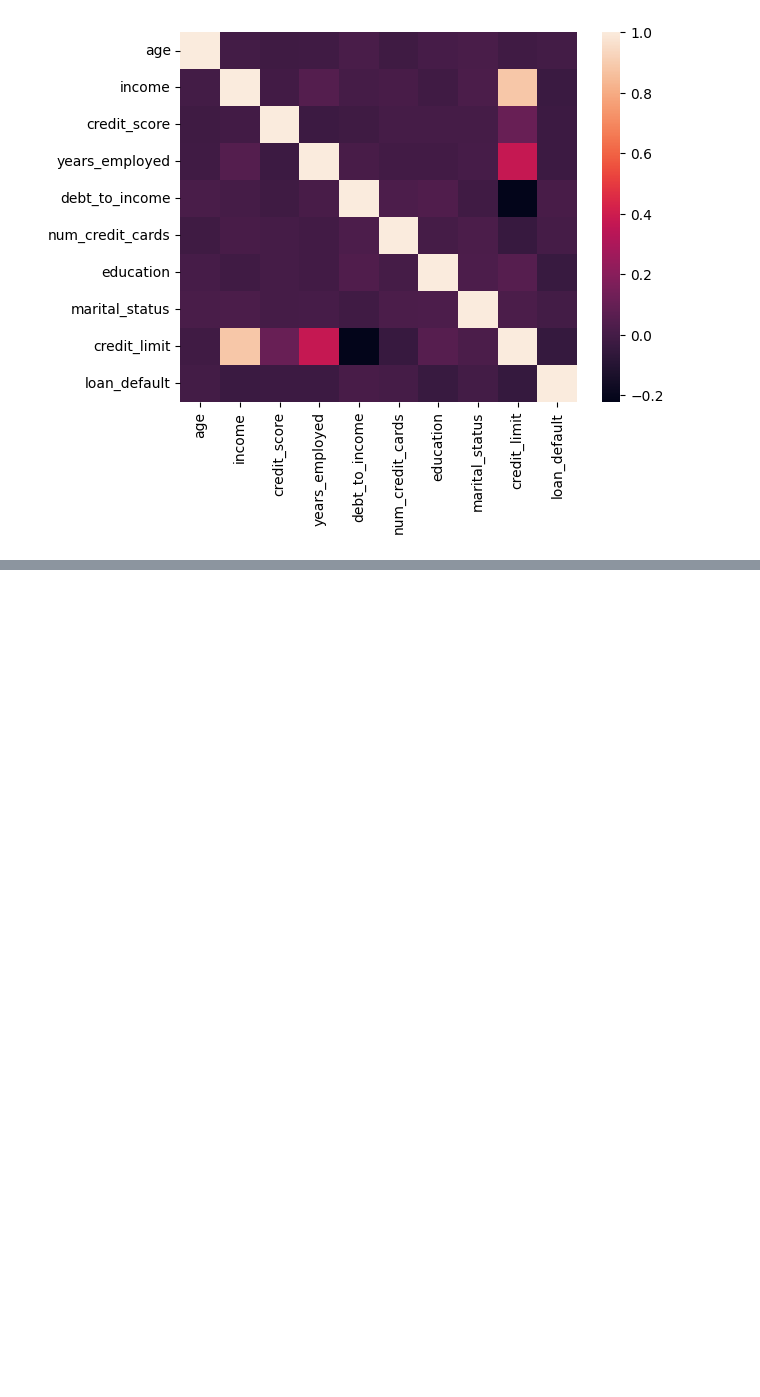
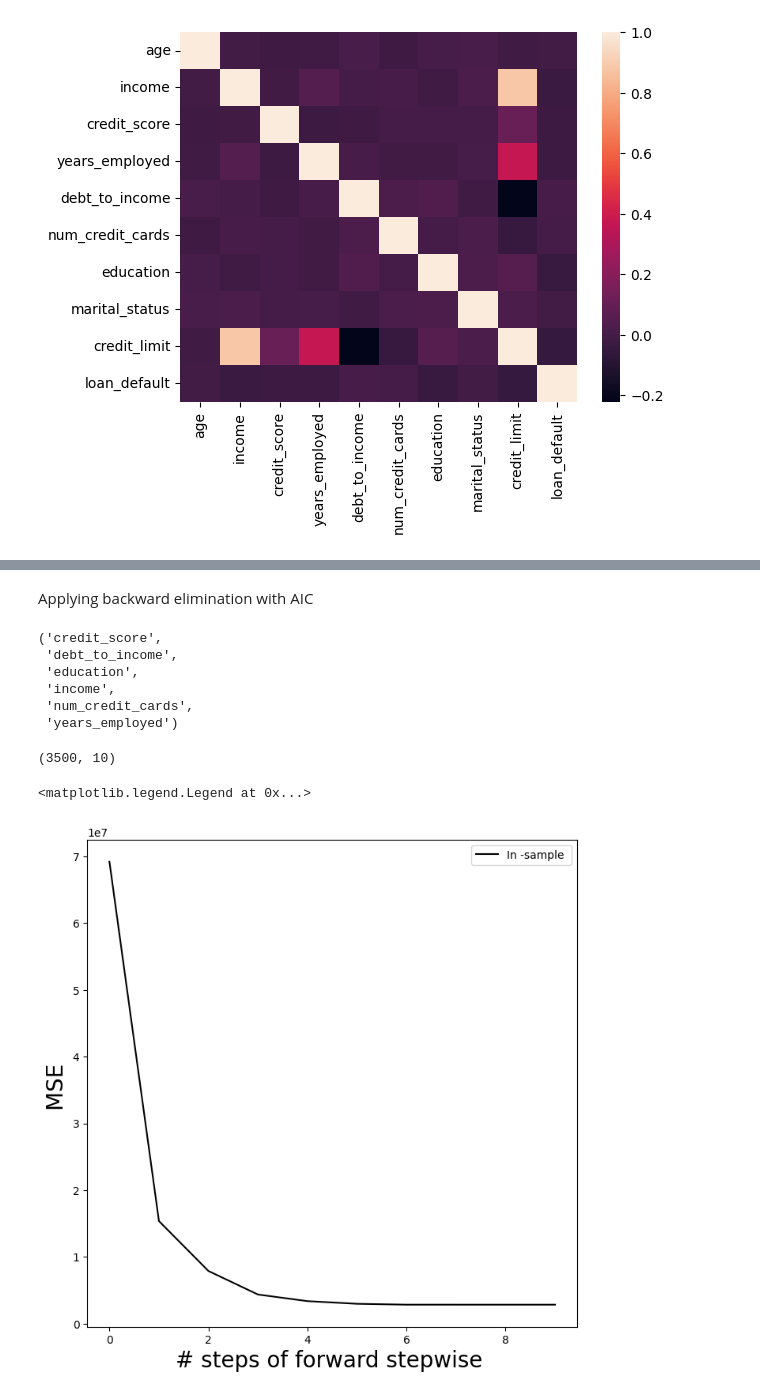
Before and after one commit to aidanlockwood20/MXN442-Codebase, a Jupyter notebook: assignments/assignment_1/assignment_1.ipynb, the cells around one changed output, grey strips where cells are left out. Saved outputs shown, nothing was run; the diff lists cells and outputs as text; code cells hidden in the pictures; blank space fills up the shorter version.

```diff
--- a/assignments/assignment_1/assignment_1.ipynb
+++ b/assignments/assignment_1/assignment_1.ipynb
@@ -237,0 +262,45 @@ True
+# %% [markdown]
+Applying backward elimination with AIC
+# %%
+backward_select_strategy = Stepwise.first_peak(train_design,
+                                               direction = 'backwards',
+                                               max_terms = len(train_design.terms))
+
+backward_select_model = sklearn_selected(sm.OLS,
+                                         backward_select_strategy,
+                                         scoring = negative_cp)
+
+backward_select_model.fit(training_data, training_data['credit_limit'])
+backward_select_model.selected_state_
+# %% [output]
+('credit_score',
+ 'debt_to_income',
+ 'education',
+ 'income',
+ 'num_credit_cards',
+ 'years_employed')
+# %%
+full_path = sklearn_selection_path(sm.OLS, backward_select_strategy)
+
+full_path.fit(training_data, training_data['credit_limit'])
+Y_hat_in = full_path.predict(training_data)
+Y_hat_in.shape
+# %% [output]
+(3500, 10)
+# %%
+mse_fig , ax = plt.subplots (figsize =(8 ,8))
+insample_mse = (( Y_hat_in - Y[:, None ]) **2).mean (0)
+n_steps = insample_mse.shape [0]
+ax.plot(np.arange(n_steps),
+insample_mse ,
+'k', # color black
+label='In -sample ')
+ax. set_ylabel ('MSE ',
+fontsize =20)
+ax. set_xlabel ('# steps of forward stepwise ',
+fontsize =20)
+ax. set_xticks (np.arange(n_steps)[::2])
+ax.legend ()
+# %% [output]
+<matplotlib.legend.Legend at 0x...>
+[figure, added]
```
Also changed, not shown: parts of 44 cells of this notebook, 2 other files.
